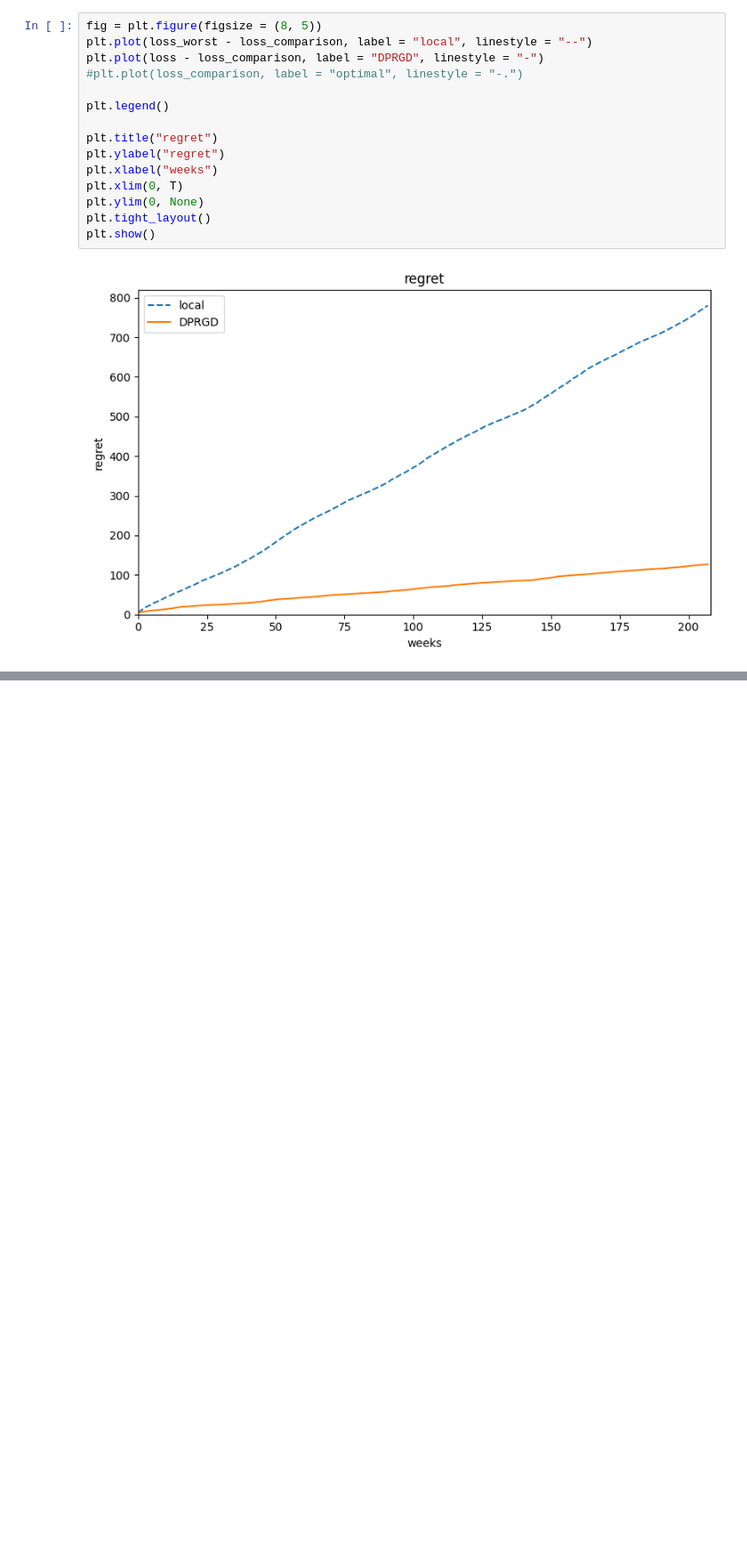
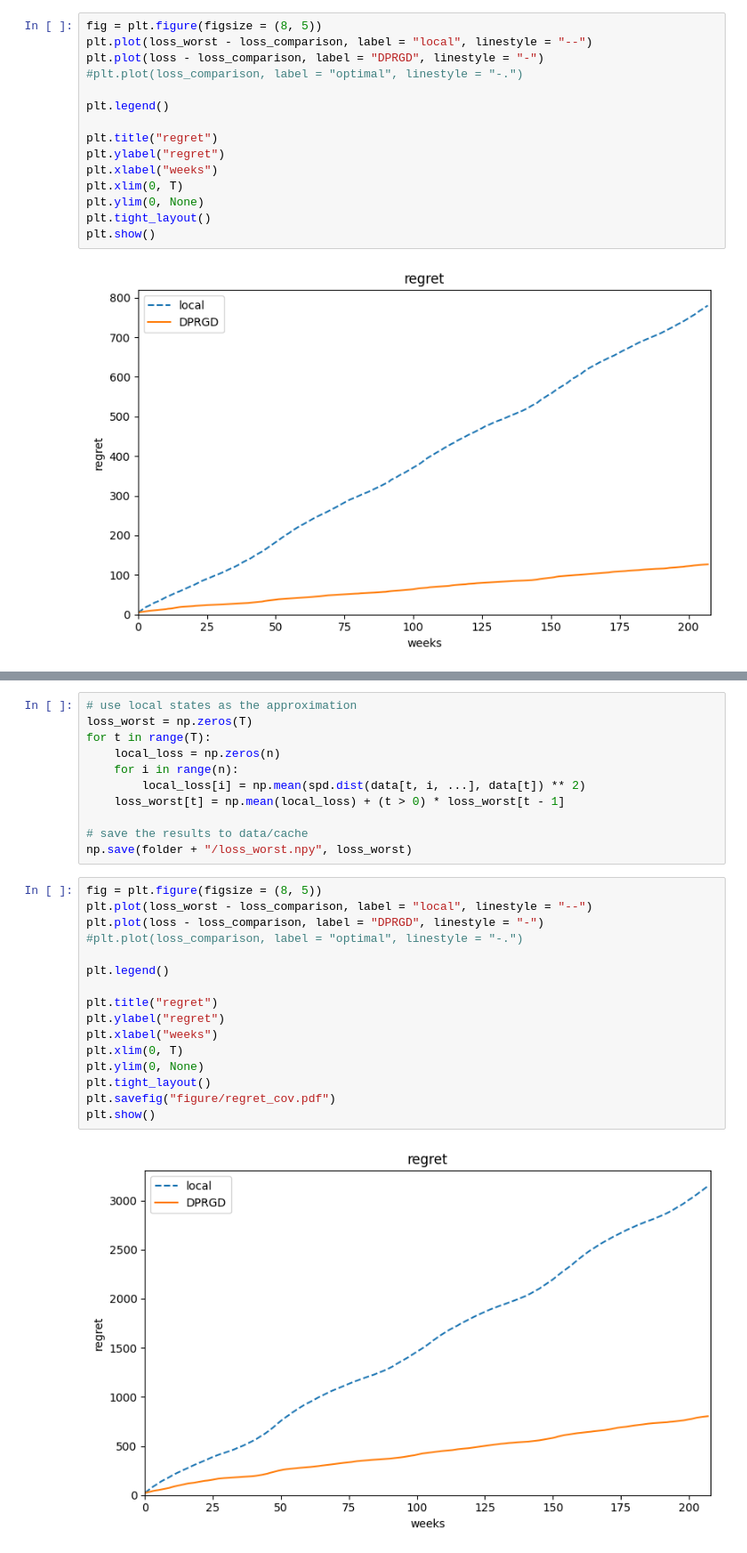
Before and after one commit to HengchaoChen/DPRGD, a Jupyter notebook: data.ipynb, the cells around one changed output, grey strips where cells are left out. Shown: that part at 89% size. Drawn from its saved outputs; the diff is of its cells as text; blank space fills up the shorter version.

```diff
--- a/data.ipynb
+++ b/data.ipynb
@@ -163,0 +288,29 @@ plt.show()
+# %%
+# use local states as the approximation
+loss_worst = np.zeros(T)
+for t in range(T):
+    local_loss = np.zeros(n)
+    for i in range(n):
+        local_loss[i] = np.mean(spd.dist(data[t, i, ...], data[t]) ** 2)
+    loss_worst[t] = np.mean(local_loss) + (t > 0) * loss_worst[t - 1]
+
+# save the results to data/cache
+np.save(folder + "/loss_worst.npy", loss_worst)
+# %%
+fig = plt.figure(figsize = (8, 5))
+plt.plot(loss_worst - loss_comparison, label = "local", linestyle = "--")
+plt.plot(loss - loss_comparison, label = "DPRGD", linestyle = "-")
+#plt.plot(loss_comparison, label = "optimal", linestyle = "-.")
+
+plt.legend()
+
+plt.title("regret")
+plt.ylabel("regret")
+plt.xlabel("weeks")
+plt.xlim(0, T)
+plt.ylim(0, None)
+plt.tight_layout()
+plt.savefig("figure/regret_cov.pdf")
+plt.show()
+# %% [output]
+[figure, added]
```
Also changed, not shown: parts of 26 cells of this notebook, 5 other files.
